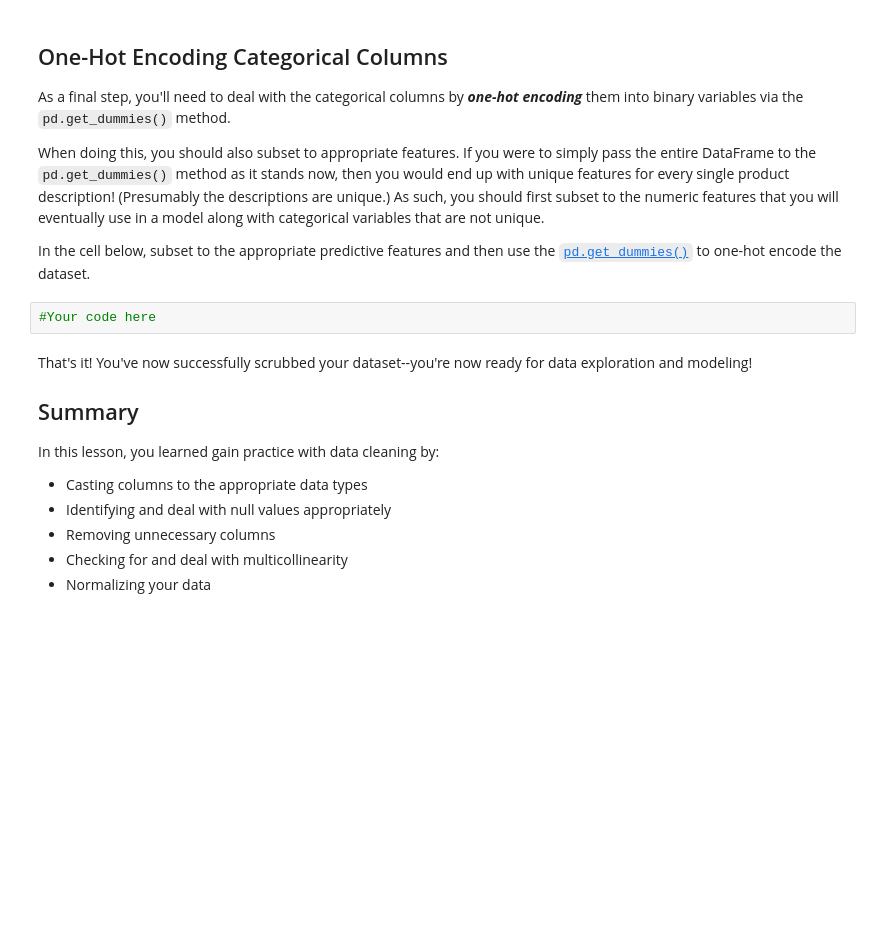
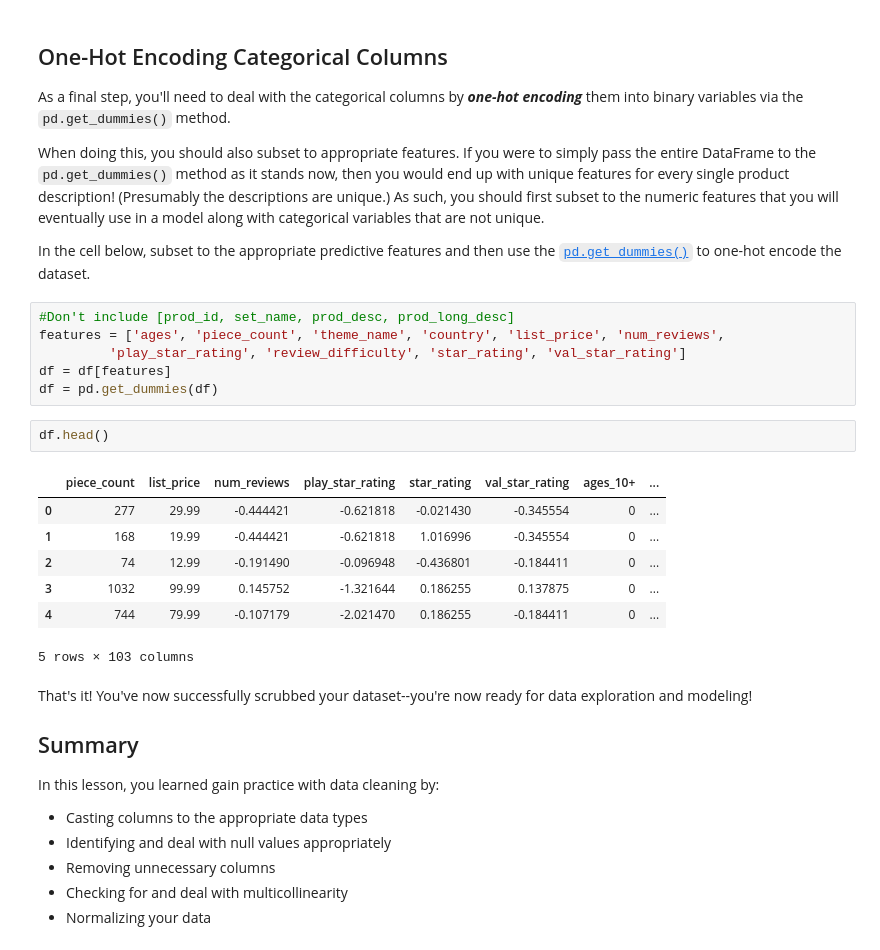
Before and after one commit to magnawhale/dsc-scrubbing-and-cleaning-data-lab-online-ds-ft-051319, a Jupyter notebook: index.ipynb, the cells around one changed output. Drawn from its saved outputs; the diff is of its cells as text; blank space fills up the shorter version.

```diff
--- a/index.ipynb
+++ b/index.ipynb
@@ -254,8 +261,22 @@ As a final step, you'll need to deal with the categorical columns by **_one-hot
 When doing this, you should also subset to appropriate features. If you were to simply pass the entire DataFrame to the `pd.get_dummies()` method as it stands now, then you would end up with unique features for every single product description! (Presumably the descriptions are unique.) As such, you should first subset to the numeric features that you will eventually use in a model along with categorical variables that are not unique.
 
 In the cell below, subset to the appropriate predictive features and then use the [`pd.get_dummies()`](https://pandas.pydata.org/pandas-docs/stable/generated/pandas.get_dummies.html) to one-hot encode the dataset.
-# %%
-#Your code here
+# %%
+#Don't include [prod_id, set_name, prod_desc, prod_long_desc]
+features = ['ages', 'piece_count', 'theme_name', 'country', 'list_price', 'num_reviews',
+         'play_star_rating', 'review_difficulty', 'star_rating', 'val_star_rating']
+df = df[features]
+df = pd.get_dummies(df)
+# %%
+df.head()
+# %% [output]
+|  | piece_count | list_price | num_reviews | play_star_rating | star_rating | val_star_rating | ages_10+ | ... |
+| 0 | 277 | 29.99 | -0.444421 | -0.621818 | -0.021430 | -0.345554 | 0 | ... |
+| 1 | 168 | 19.99 | -0.444421 | -0.621818 | 1.016996 | -0.345554 | 0 | ... |
+| 2 | 74 | 12.99 | -0.191490 | -0.096948 | -0.436801 | -0.184411 | 0 | ... |
+| 3 | 1032 | 99.99 | 0.145752 | -1.321644 | 0.186255 | 0.137875 | 0 | ... |
+| 4 | 744 | 79.99 | -0.107179 | -2.021470 | 0.186255 | -0.184411 | 0 | ... |
+5 rows × 103 columns
 # %% [markdown]
 That's it! You've now successfully scrubbed your dataset--you're now ready for data exploration and modeling!
 
```
Also changed, not shown: parts of 4 cells of this notebook, 1 other file.
